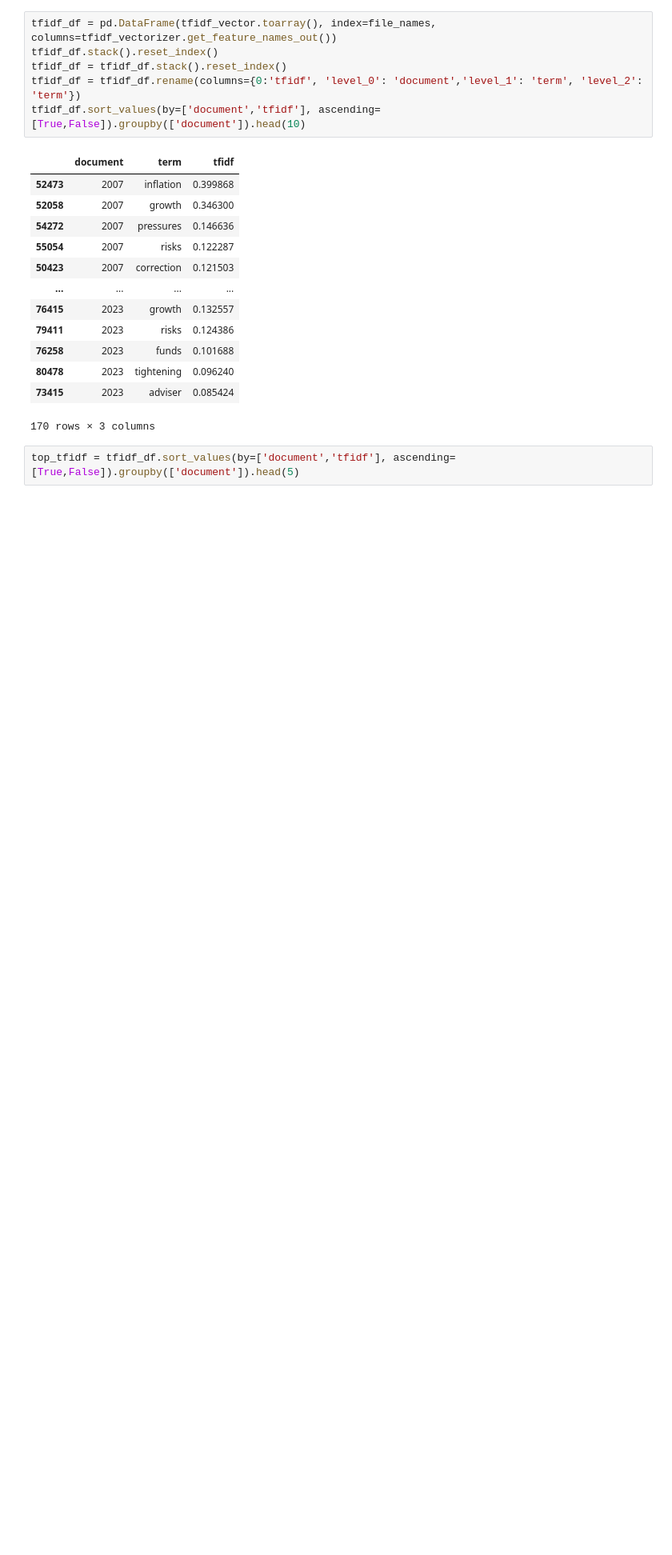
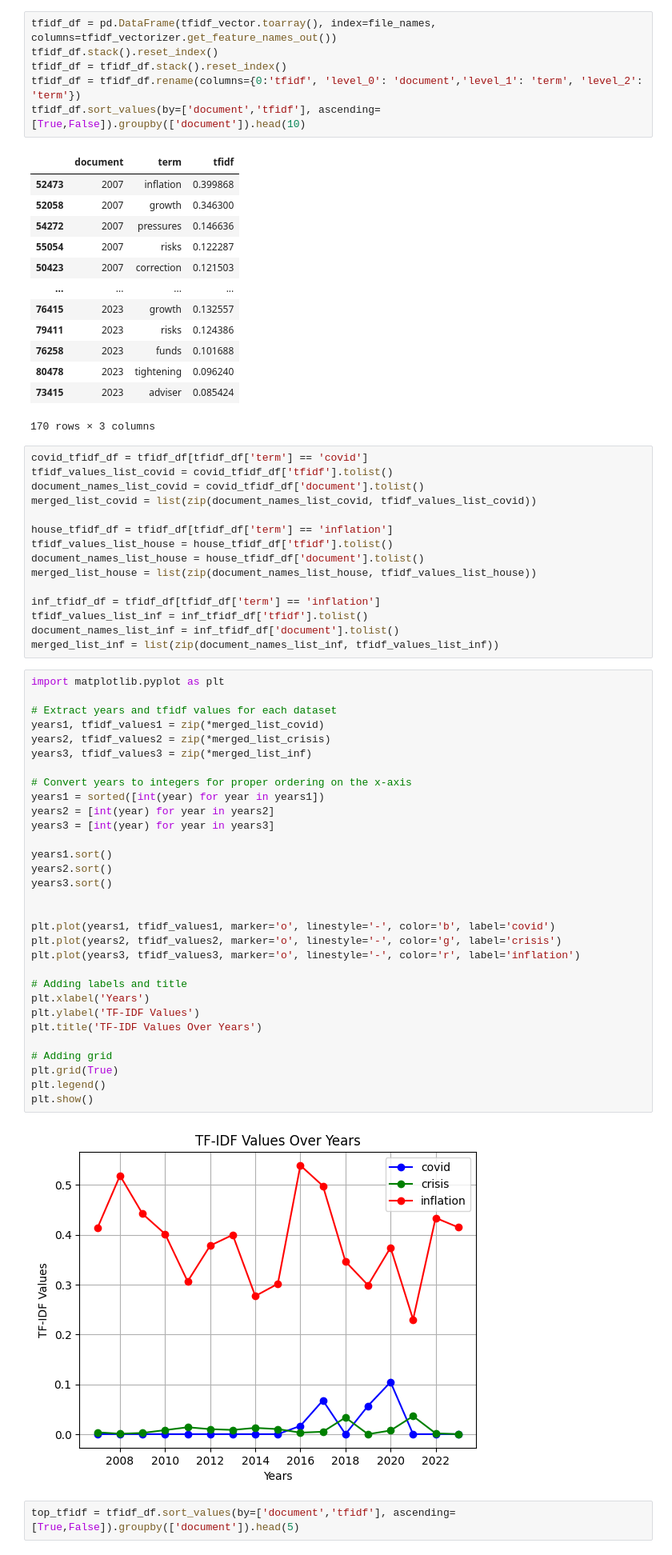
Before and after one commit to Jack-Klingenberg/FedLanguageProject, a Jupyter notebook: tfidf.ipynb, the cells around one changed output. Shown at 80% size. Saved outputs shown, nothing was run; the diff lists cells and outputs as text; blank space fills up the shorter version.

```diff
--- a/tfidf.ipynb
+++ b/tfidf.ipynb
@@ -93,5 +95,53 @@ tfidf_df.sort_values(by=['document','tfidf'], ascending=[True,False]).groupby(['
 | 80478 | 2023 | tightening | 0.096240 |
 | 73415 | 2023 | adviser | 0.085424 |
 170 rows × 3 columns
+# %%
+covid_tfidf_df = tfidf_df[tfidf_df['term'] == 'covid']
+tfidf_values_list_covid = covid_tfidf_df['tfidf'].tolist()
+document_names_list_covid = covid_tfidf_df['document'].tolist()
+merged_list_covid = list(zip(document_names_list_covid, tfidf_values_list_covid))
+
+house_tfidf_df = tfidf_df[tfidf_df['term'] == 'inflation']
+tfidf_values_list_house = house_tfidf_df['tfidf'].tolist()
+document_names_list_house = house_tfidf_df['document'].tolist()
+merged_list_house = list(zip(document_names_list_house, tfidf_values_list_house))
+
+inf_tfidf_df = tfidf_df[tfidf_df['term'] == 'inflation']
+tfidf_values_list_inf = inf_tfidf_df['tfidf'].tolist()
+document_names_list_inf = inf_tfidf_df['document'].tolist()
+merged_list_inf = list(zip(document_names_list_inf, tfidf_values_list_inf))
+# %%
+import matplotlib.pyplot as plt
+
+# Extract years and tfidf values for each dataset
+years1, tfidf_values1 = zip(*merged_list_covid)
+years2, tfidf_values2 = zip(*merged_list_crisis)
+years3, tfidf_values3 = zip(*merged_list_inf)
+
+# Convert years to integers for proper ordering on the x-axis
+years1 = sorted([int(year) for year in years1])
+years2 = [int(year) for year in years2]
+years3 = [int(year) for year in years3]
+
+years1.sort()
+years2.sort()
+years3.sort()
+
+
+plt.plot(years1, tfidf_values1, marker='o', linestyle='-', color='b', label='covid')
+plt.plot(years2, tfidf_values2, marker='o', linestyle='-', color='g', label='crisis')
+plt.plot(years3, tfidf_values3, marker='o', linestyle='-', color='r', label='inflation')
+
+# Adding labels and title
+plt.xlabel('Years')
+plt.ylabel('TF-IDF Values')
+plt.title('TF-IDF Values Over Years')
+
+# Adding grid
+plt.grid(True)
+plt.legend()
+plt.show()
+# %% [output]
+[figure, added]
 # %%
 top_tfidf = tfidf_df.sort_values(by=['document','tfidf'], ascending=[True,False]).groupby(['document']).head(5)
```
Also changed, not shown: parts of 5 cells of this notebook.
